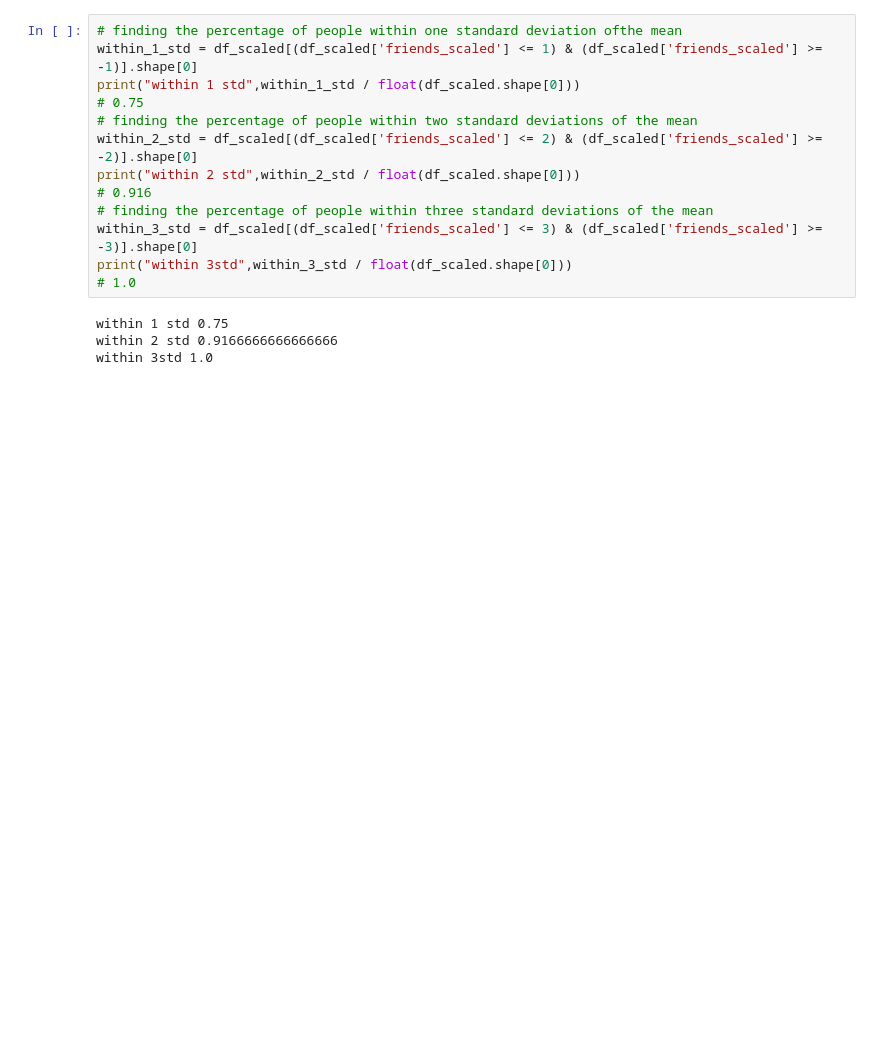
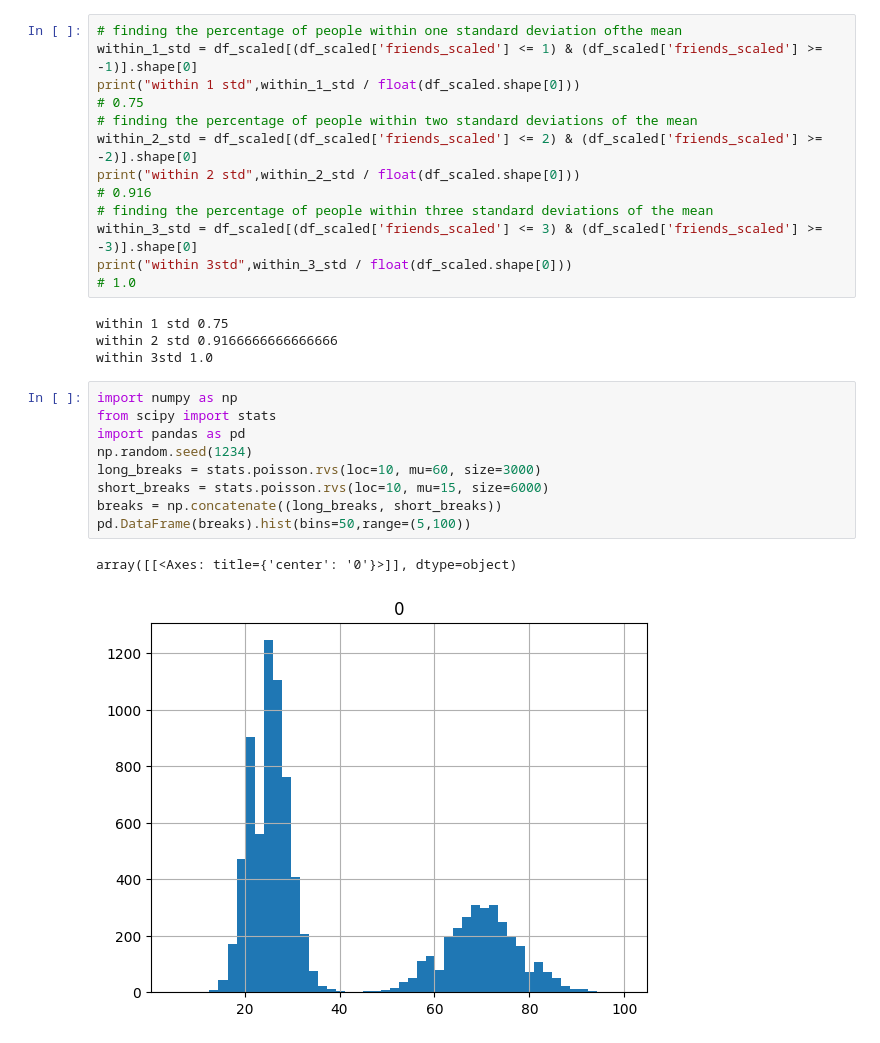
Before and after one commit to Dr-bijay-neupane/code-repository, a Jupyter notebook: test.ipynb, the cells around one changed output. Saved outputs shown, nothing was run; the diff lists cells and outputs as text; blank space fills up the shorter version.

```diff
--- a/test.ipynb
+++ b/test.ipynb
@@ -753,3 +753,15 @@ print("within 3std",within_3_std / float(df_scaled.shape[0]))
 within 1 std 0.75
 within 2 std 0.9166666666666666
 within 3std 1.0
+# %%
+import numpy as np
+from scipy import stats
+import pandas as pd
+np.random.seed(1234)
+long_breaks = stats.poisson.rvs(loc=10, mu=60, size=3000)
+short_breaks = stats.poisson.rvs(loc=10, mu=15, size=6000)
+breaks = np.concatenate((long_breaks, short_breaks))
+pd.DataFrame(breaks).hist(bins=50,range=(5,100))
+# %% [output]
+array([[<Axes: title={'center': '0'}>]], dtype=object)
+[figure, added]
```
Also changed, not shown: parts of 12 cells of this notebook, 4 other files.
